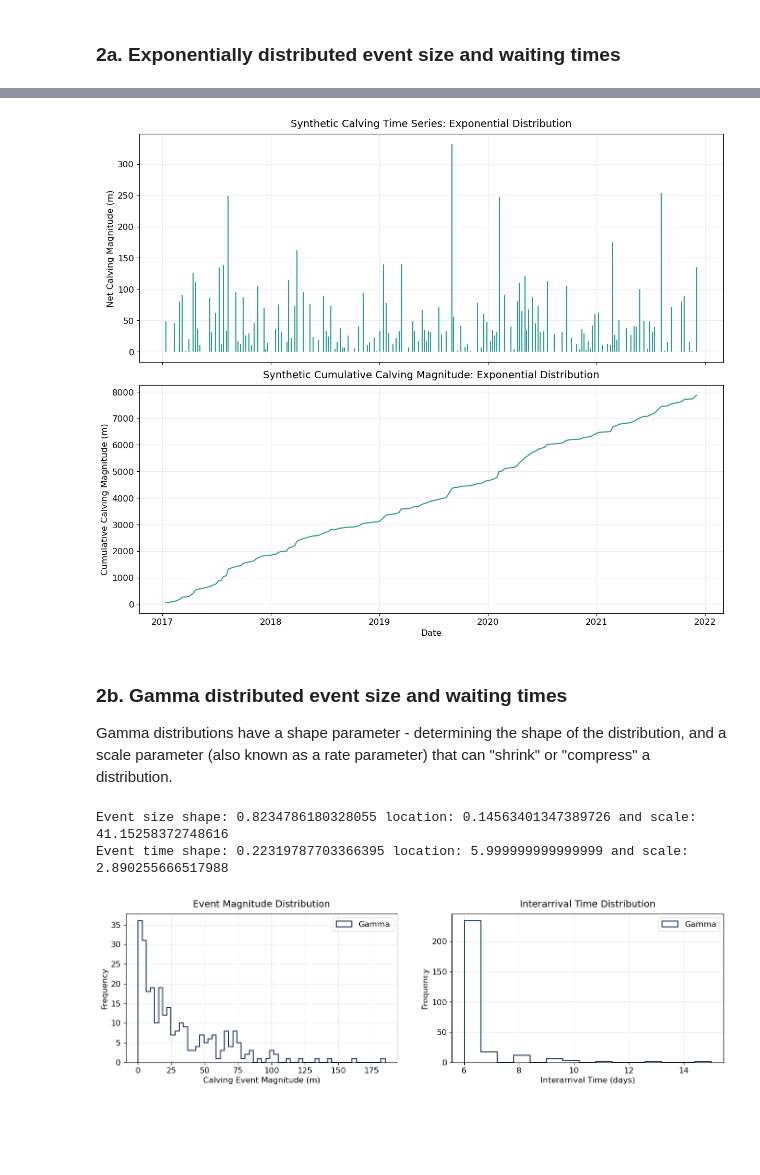
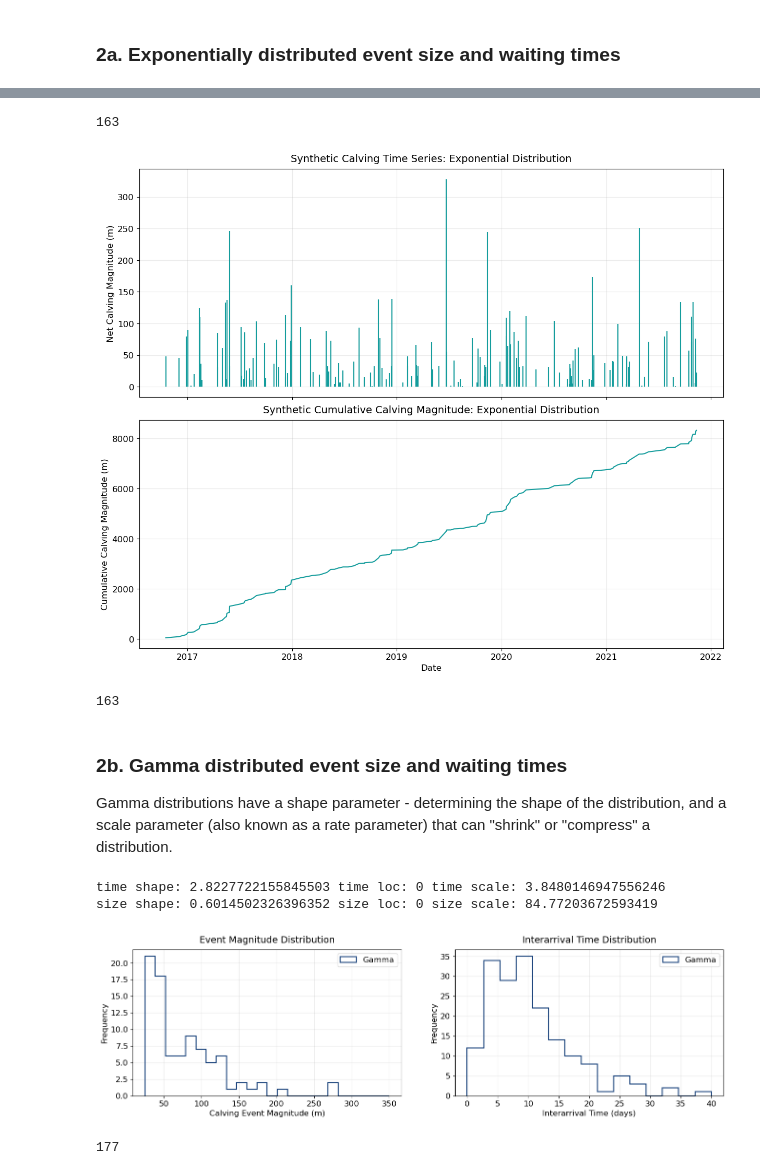
Before and after one commit to sofiasuhinin/Jakobshavn-Isbrae-CalvingStatistics, a Jupyter notebook: calving_statistics/4_calvingseries_statistics.ipynb, the cells around one changed output, grey strips where cells are left out. Saved outputs shown, nothing was run; the diff lists cells and outputs as text; code cells hidden in the pictures; blank space fills up the shorter version.

```diff
--- a/calving_statistics/4_calvingseries_statistics.ipynb
+++ b/calving_statistics/4_calvingseries_statistics.ipynb
@@ -154,22 +158,20 @@ df.head()
 # %%
-# cut to 2017
-terminus_plot = df[df["Date"] >= "2017"].copy()
 
 # mask negative values
-terminus_plot["calving_positive"] = terminus_plot["calving_magnitude"].where(terminus_plot["calving_magnitude"] > 0)
+df["calving_positive"] = df["calving_magnitude"].where(df["calving_magnitude"] > 0)
 
 fig, axes = plt.subplots(2, 1, figsize = (12, 10), sharex=True, constrained_layout=True)
 
 # calving time series
-axes[0].vlines(terminus_plot["Date"], ymin = 0, ymax = terminus_plot["calving_positive"], color=light_blue)
+axes[0].vlines(df["Date"], ymin = 0, ymax = df["calving_positive"], color=light_blue)
 axes[0].set_ylabel("Net Calving Magnitude (m)")
 axes[0].set_title("Observed Calving Time Series", pad=10)
 axes[0].grid(True, alpha=0.25)
 
 # cumulative calved area
-observed_calved_area = np.cumsum(terminus_plot["calving_positive"])
+observed_calved_area = np.cumsum(df["calving_positive"])
 
-axes[1].plot(terminus_plot["Date"], observed_calved_area, color=light_blue)
+axes[1].plot(df["Date"], observed_calved_area, color=light_blue)
 axes[1].set_xlabel("Date")
 axes[1].set_ylabel("Cumulative Calving Magnitude (m)")
 axes[1].set_title("Observed Cumulative Calving Magnitude", size = 14,  pad=10)
@@ -181,5 +187,4 @@ plt.show()
 # %%
-observed = terminus_plot[["Date", "calving_positive"]].copy()
-observed = observed.dropna()
+observed = df[["Date", "calving_positive"]].copy()
 observed = observed[observed["calving_positive"] > 0]
 observed["dt_days"] = observed["Date"].diff().dt.days
@@ -317,6 +328,10 @@ plt.show()
+# %%
+print(len(synthetic_exp["synthetic_calving"]))
+# %% [output]
+163
 # %%
 # mask negative values
-synthetic_exp["synthetic_calving"] = synthetic_exp["synthetic_calving"].where(synthetic_exp["synthetic_calving"] > 0)
+#synthetic_exp["synthetic_calving"] = synthetic_exp["synthetic_calving"].where(synthetic_exp["synthetic_calving"] > 0)
 
 fig, axes = plt.subplots(2, 1, figsize = (12, 10), sharex=True, constrained_layout=True)
 
@@ -337,13 +352,17 @@ axes[1].grid(True, alpha=0.25)
 
 plt.show()
 # %% [output]
-[figure, old version]
+[figure, new version]
+# %%
+print(len(synthetic_exp["synthetic_calving"]))
+# %% [output]
+163
 # %% [markdown]
 ### 2b. Gamma distributed event size and waiting times ###
 
 Gamma distributions have a shape parameter - determining the shape of the distribution, and a scale parameter (also known as a rate parameter) that can "shrink" or "compress" a distribution.
 # %%
-def gamma_calving(start_date, end_date, time_shape, time_scale, time_loc, size_shape, size_scale, size_loc, seed=None):
+def gamma_calving(start_date, end_date, time_shape, time_scale, size_shape, size_scale, seed=None):
     """gamma-distributed waiting times and gamma-distributed event sizes."""
     rng = np.random.default_rng(seed)
 
@@ -355,8 +374,8 @@ def gamma_calving(start_date, end_date, time_shape, time_scale, time_loc, size_s
 
     while current_time < end_date:
         # event_time generation
-        wait_days = time_loc +rng.gamma(shape=time_shape, scale=time_scale)
-        #wait_days = rng.gamma(shape=time_shape, scale=time_scale)
+        #wait_days = time_loc +rng.gamma(shape=time_shape, scale=time_scale)
+        wait_days = rng.gamma(shape=time_shape, scale=time_scale)
         current_time += pd.Timedelta(days=wait_days)
 
         if current_time < end_date:
@@ -382,23 +401,26 @@ gamma_event_sizes = gamma_event_sizes[gamma_event_sizes > 0]
 gamma_event_times = observed["dt_days"].dropna()
 gamma_event_times = gamma_event_times[gamma_event_times > 0]
 
-size_shape, size_loc, size_scale = gamma.fit(gamma_event_sizes)
-time_shape, time_loc, time_scale = gamma.fit(gamma_event_times)
+time_shape, time_loc, time_scale = gamma.fit(gamma_event_times, floc=0)
+size_shape, size_loc, size_scale = gamma.fit(gamma_event_sizes, floc=0)
 
-print("Event size shape:", size_shape, "location:", size_loc, "and scale:", size_scale)
-print("Event time shape:", time_shape, "location:", time_loc, "and scale:", time_scale)
+time_shape = float(time_shape)
+time_scale = float(time_scale)
+size_shape = float(size_shape)
+size_scale = float(size_scale)
+
+print("time shape:", time_shape, "time loc:", time_loc, "time scale:", time_scale)
+print("size shape:", size_shape, "size loc:", size_loc, "size scale:", size_scale)
 # %% [output]
-Event size shape: 0.8234786180328055 location: 0.14563401347389726 and scale: 41.15258372748616
-Event time shape: 0.22319787703366395 location: 5.999999999999999 and scale: 2.890255666517988
+time shape: 2.8227722155845503 time loc: 0 time scale: 3.8480146947556246
+size shape: 0.6014502326396352 size loc: 0 size scale: 84.77203672593419
 # %%
 synthetic_gamma = gamma_calving(
     start_date=observed["Date"].min(),
     end_date=observed["Date"].max(),
     time_shape=time_shape,
-    time_loc=time_loc,
     time_scale=time_scale,
     size_shape=size_shape,
-    size_loc=size_loc,
     size_scale=size_scale,
     seed=42
 )
@@ -408,37 +430,41 @@ fig, ax = plt.subplots(1, 2, figsize=(16, 4))
 
 ax[0].hist(
     synthetic_gamma["synthetic_calving"],
-    bins=60,
+    bins=np.linspace(25,350, 25),
     histtype="step",
     linewidth=1.5,
     color = dark_blue,
     label = "Gamma"
 )
 
 ax[0].set_xlabel("Calving Event Magnitude (m)")
 ax[0].set_ylabel("Frequency")
 ax[0].set_title("Event Magnitude Distribution", pad=10)
 ax[0].grid(True, alpha=0.25)
 ax[0].legend()
 
 ax[1].hist(
     synthetic_gamma["Date"].diff().dt.days.dropna(),
     bins=15,
     histtype="step",
     linewidth=1.5,
     color = dark_blue,
     label="Gamma"
 )
 
 ax[1].set_xlabel("Interarrival Time (days)")
 ax[1].set_ylabel("Frequency")
 ax[1].set_title("Interarrival Time Distribution", pad=10)
 ax[1].grid(True, alpha=0.25)
 ax[1].legend()
 
 plt.show()
 # %% [output]
-[figure, old version]
+[figure, new version]
+# %%
+print(len(synthetic_gamma["synthetic_calving"]))
+# %% [output]
+177
 # %%
 
 fig, axes = plt.subplots(2, 1, figsize = (12, 10), sharex=True, constrained_layout=True)
```
Also changed, not shown: parts of 43 cells of this notebook, 3 other files.
